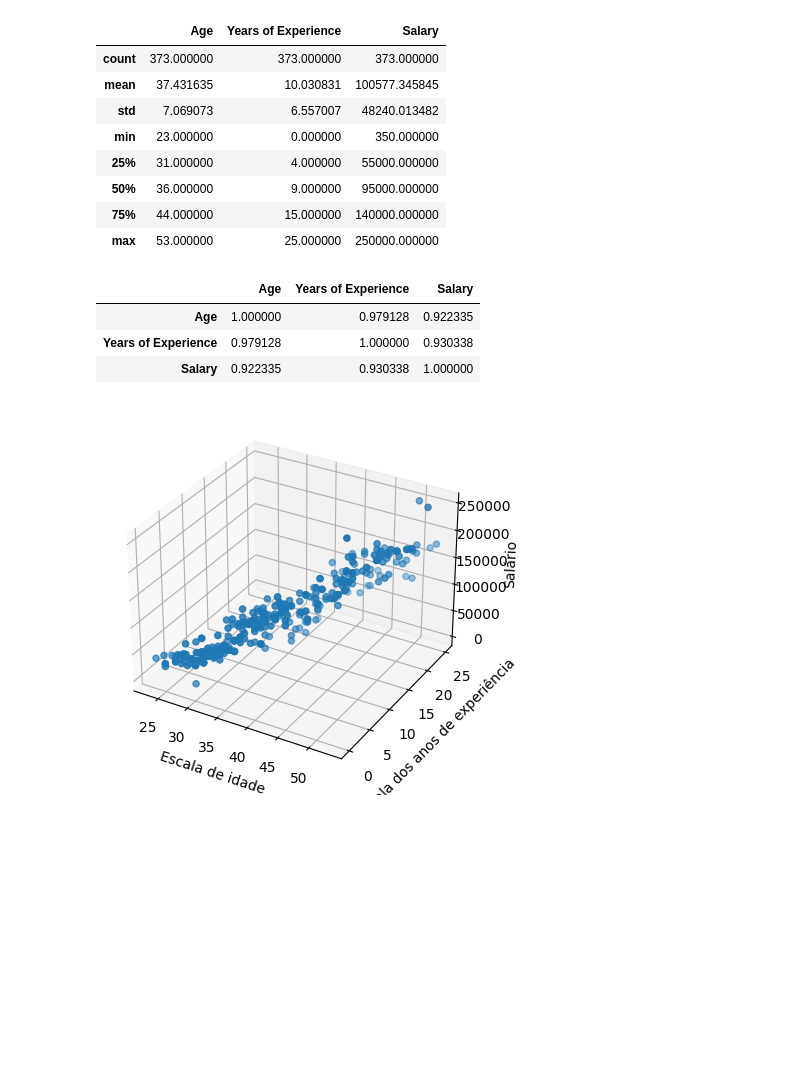
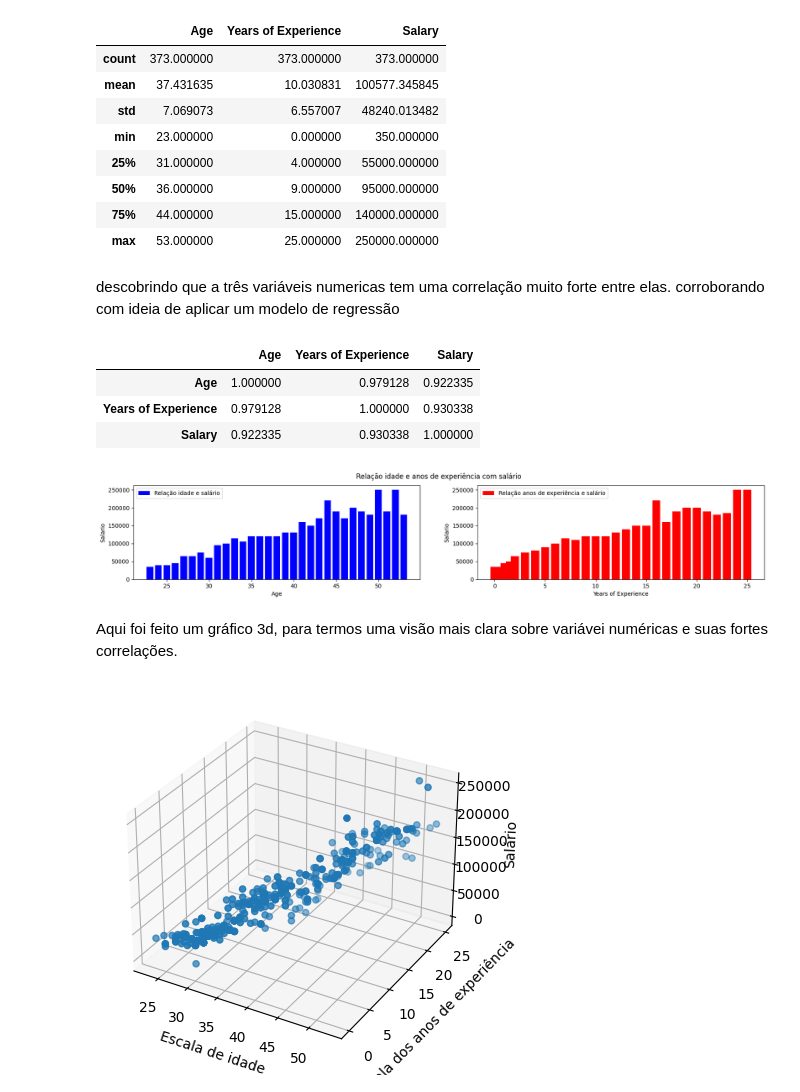
Before and after one commit to PauloQuirinoCD/Projeto_Salary, a Jupyter notebook: Projeto_Aplicação_de_Métodos_de_machine_learning(salary)_Template.ipynb, the cells around one changed output. Drawn from its saved outputs; the diff is of its cells as text; code cells hidden in the pictures; blank space fills up the shorter version.

```diff
--- a/Projeto_Aplicação_de_Métodos_de_machine_learning(salary)_Template.ipynb
+++ b/Projeto_Aplicação_de_Métodos_de_machine_learning(salary)_Template.ipynb
@@ -81,3 +79,2 @@ import matplotlib.pyplot as plt
 # %%
-dados = pd.read_csv("/prever_salario.csv")
-dados.head(3)
+dados = pd.read_csv("/content/Salary Data.csv")
@@ -118,11 +124,35 @@ dados.describe()
 | 50% | 36.000000 | 9.000000 | 95000.000000 |
 | 75% | 44.000000 | 15.000000 | 140000.000000 |
 | max | 53.000000 | 25.000000 | 250000.000000 |
-# %%
-dados.corr() # descobrindo que a três variáveis numericas tem uma correlação muito forte entre elas. corroborando com  ideia de aplicar uma máquina de regressão linear e SVM
-# %% [output]
-|  | Age | Years of Experience | Salary |
-| Age | 1.000000 | 0.979128 | 0.922335 |
-| Years of Experience | 0.979128 | 1.000000 | 0.930338 |
-| Salary | 0.922335 | 0.930338 | 1.000000 |
+# %% [markdown]
+descobrindo que a três variáveis numericas tem uma correlação muito forte entre elas. corroborando com  ideia de aplicar um modelo de regressão
+# %%
+correlacao = dados.corr()
+correlacao
+# %% [output]
+|  | Age | Years of Experience | Salary |
+| Age | 1.000000 | 0.979128 | 0.922335 |
+| Years of Experience | 0.979128 | 1.000000 | 0.930338 |
+| Salary | 0.922335 | 0.930338 | 1.000000 |
+# %%
+figura = plt.figure(figsize=(20,3))
+figura.suptitle('Relação idade e anos de experiência com salário')
+
+figura.add_subplot(121)
+plt.bar(dados['Age'], dados['Salary'], label='Relação idade e salário', color='b', lw=0.8)
+plt.xlabel('Age')
+plt.ylabel('Salario')
+plt.legend()
+
+figura.add_subplot(122)
+plt.bar(dados['Years of Experience'], dados['Salary'], label='Relação anos de experiência e salário', color='r', lw=0.8)
+plt.xlabel('Years of Experience')
+plt.ylabel('Salario')
+plt.legend()
+
+plt.show(figura)
+# %% [output]
+[figure, added]
+# %% [markdown]
+Aqui foi feito um gráfico 3d, para termos uma visão mais clara sobre  variávei numéricas e suas fortes correlações.
 # %%
```
Also changed, not shown: parts of 28 cells of this notebook, 1 other file.
